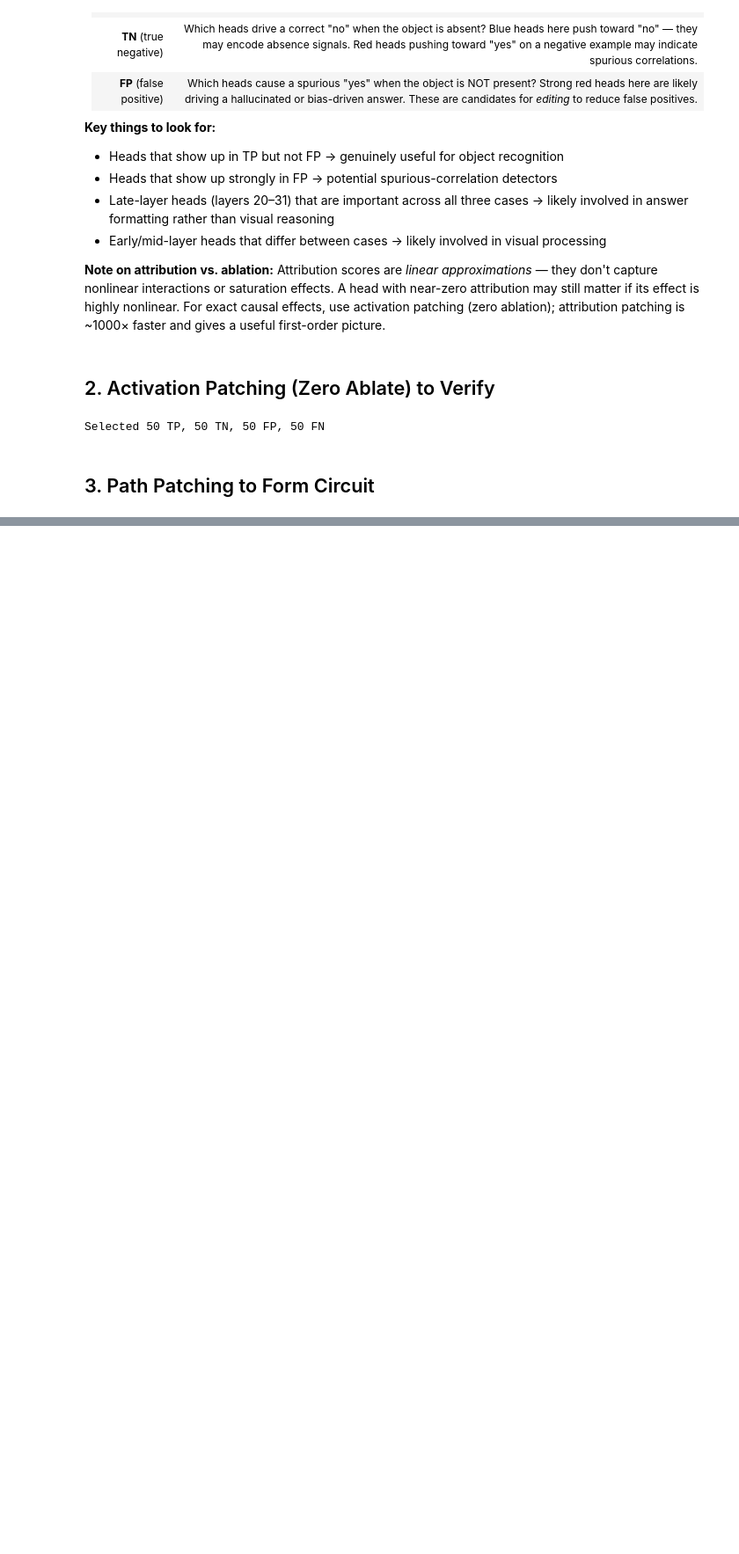
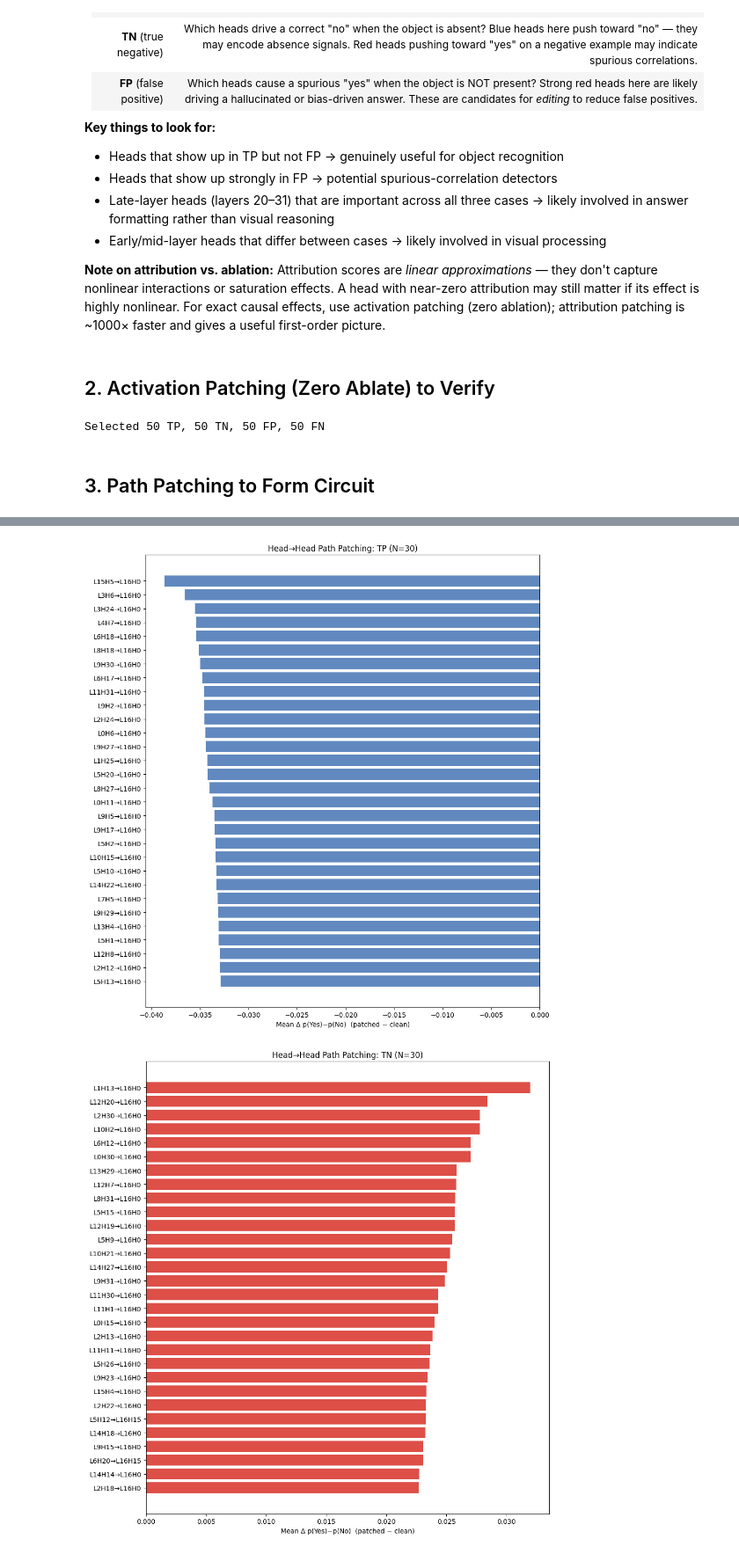
Before and after one commit to quan-0811/vlm-causality, a Jupyter notebook: patching/circuit_discovery.ipynb, the cells around one changed output, grey strips where cells are left out. Shown at 88% size. Cells and saved outputs as stored; diff of their text form; code cells hidden in the pictures; blank space fills up the shorter version.

```diff
--- a/patching/circuit_discovery.ipynb
+++ b/patching/circuit_discovery.ipynb
@@ -390,10 +390,10 @@ plot_heatmap(fn_mean, fn_mean_baseline,
 [figure]
 [figure]
 # %%
-tp_top_heads = print_top_heads(tp_mean, "TP", n=5)
-fp_top_heads = print_top_heads(fp_mean, "FP", n=5)
-tn_top_heads = print_top_heads(tn_mean, "TN", n=5)
-fn_top_heads = print_top_heads(fn_mean, "FN", n=5)
+# tp_top_heads = print_top_heads(tp_mean, "TP", n=5)
+# fp_top_heads = print_top_heads(fp_mean, "FP", n=5)
+# tn_top_heads = print_top_heads(tn_mean, "TN", n=5)
+# fn_top_heads = print_top_heads(fn_mean, "FN", n=5)
 
 tp_top_heads = [(16, 0), (16, 15), (15, 31), (13, 4), (14, 20)]
 fp_top_heads = [(16, 0), (16, 15), (15, 31), (13, 4), (14, 20)]
@@ -886,25 +899,28 @@ for category in ["TP", "TN", "FP", "FN"]:
 # %%
 for category in ["TP", "TN", "FP", "FN"]:
     if category in all_results and all_results[category]:
         plot_category_edges(all_results[category], category, n_show=30)
 
 
 # ---- Cross-category comparison: same edges, different labels ----
 # For each category, pick its top-3 strongest edges and show their means.
 
 print("\n" + "=" * 60)
 print("TOP EDGES PER CATEGORY (ranked by |mean delta|)")
 print("=" * 60)
 
 for category in ["TP", "TN", "FP", "FN"]:
     if category not in all_results:
         continue
     items = [(deltas.mean(), sl, sh, rl, rh)
              for (sl, sh, rl, rh), deltas in all_results[category].items()]
     items.sort(key=lambda x: -abs(x[0]))
 
     print(f"\n{category} top-30 edges:")
-    for i, (mean_val, sl, sh, rl, rh) in enumerate(items[:30]):
+    for i, (mean_val, sl, sh, rl, rh) in enumerate(items[0:100]):
         direction = "→ yes" if mean_val > 0 else "→ no"
         print(f"  {i+1}. L{sl:02d}H{sh:02d} → L{rl:02d}H{rh:02d}  "
               f"Δ={mean_val:+.4f} ({direction})")
+# %% [output]
+[figure, added]
+[figure, added]
```
Also changed, not shown: parts of 5 cells of this notebook, 1 other file.
